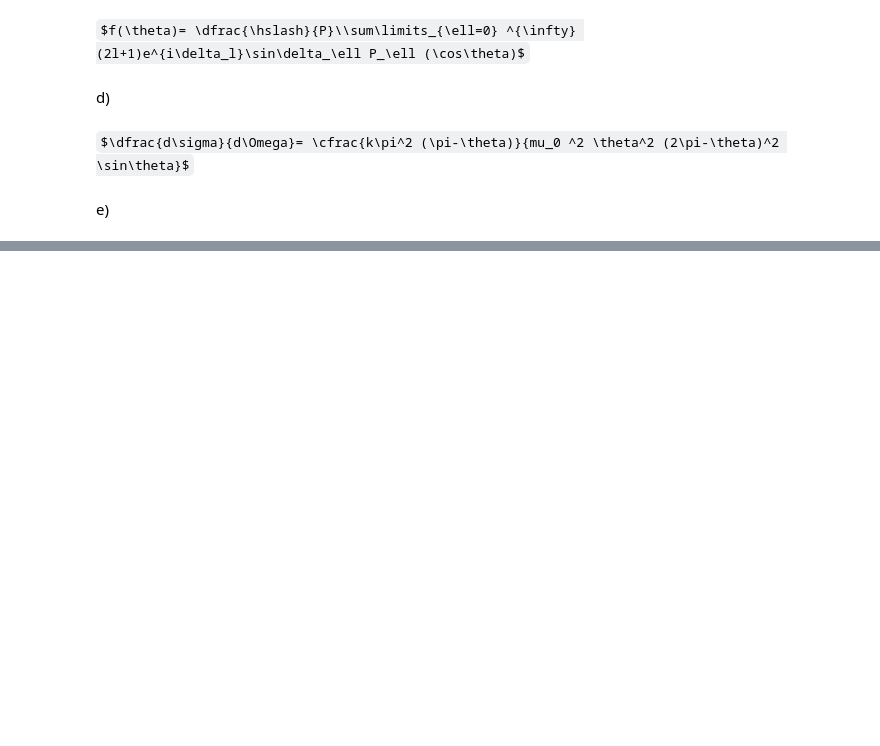
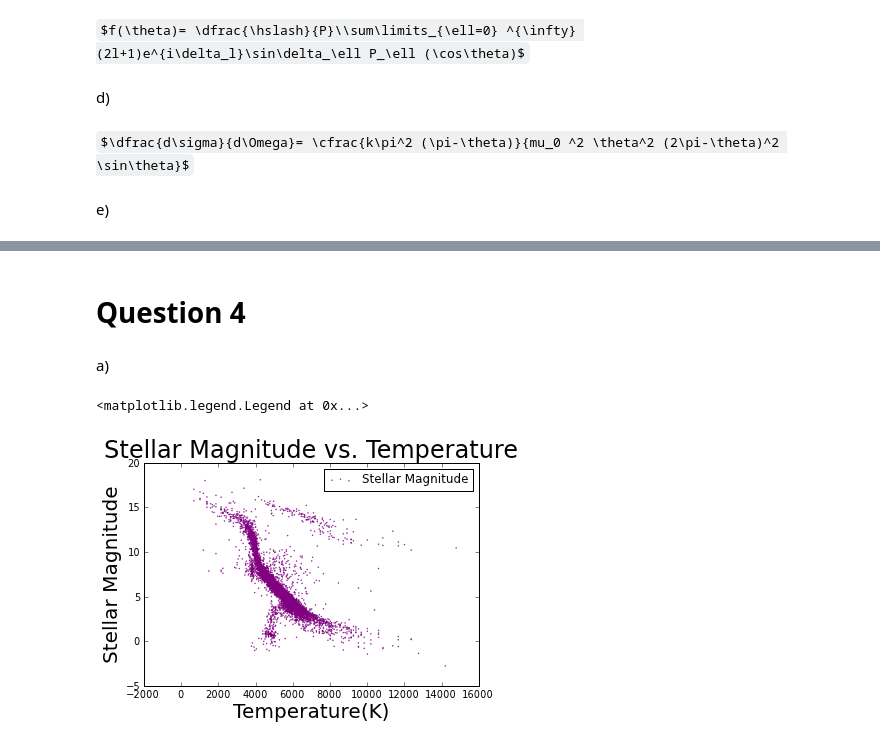
Before and after one commit to dgelfer/PHYS20213, a Jupyter notebook: Week3/Graphics_exercises2.ipynb, the cells around one changed output, grey strips where cells are left out. Saved outputs shown, nothing was run; the diff lists cells and outputs as text; code cells hidden in the pictures; some formulas as TeX source; blank space fills up the shorter version.

```diff
--- a/Week3/Graphics_exercises2.ipynb
+++ b/Week3/Graphics_exercises2.ipynb
@@ -34,0 +166,17 @@ e)
+# %% [markdown]
+Question 4
+=
+# %% [markdown]
+a)
+# %%
+data = loadtxt("/Users/dangelfer/Documents/stars.txt",float)
+x = data[:,0]
+y = data[:,1]
+pylab.scatter(x,y,color = "purple",label = "Stellar Magnitude", s = 0.2)
+xlabel("Temperature(K)",fontsize=20)
+ylabel("Stellar Magnitude",fontsize=20)
+title("Stellar Magnitude vs. Temperature",fontsize = 24)
+legend()
+# %% [output]
+<matplotlib.legend.Legend at 0x...>
+[figure, added]
```
Also changed, not shown: parts of 15 cells of this notebook, 2 other files.
